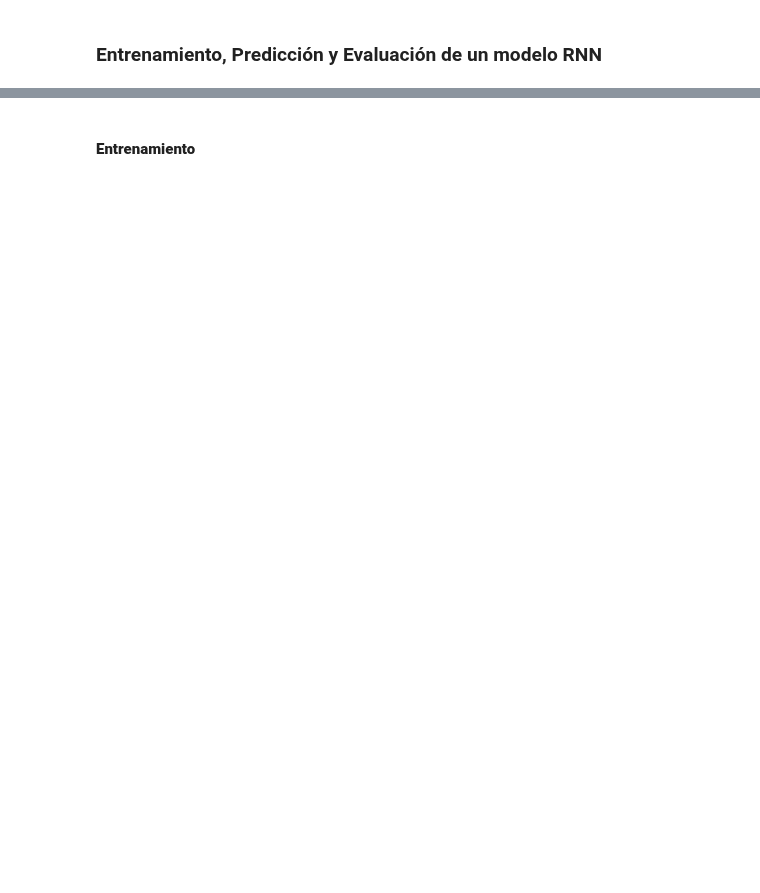
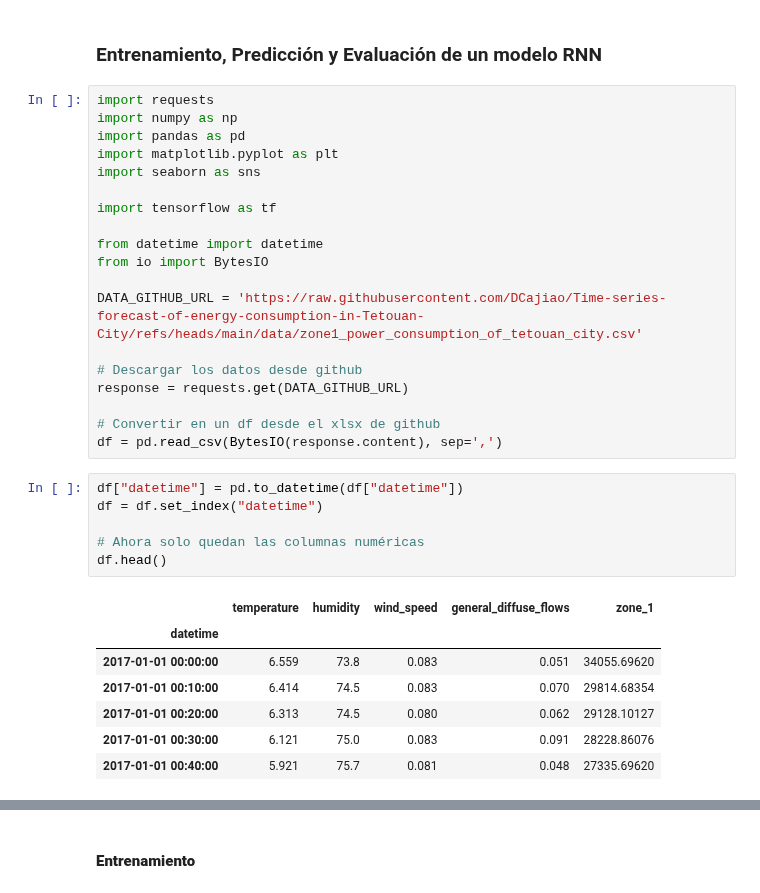
Before and after one commit to DCajiao/Time-series-forecast-of-energy-consumption-in-Tetouan-City, a Jupyter notebook: notebooks/04_RNN_modeling.ipynb, the cells around one changed output, grey strips where cells are left out. Saved outputs shown, nothing was run; the diff lists cells and outputs as text; blank space fills up the shorter version.

```diff
--- a/notebooks/04_RNN_modeling.ipynb
+++ b/notebooks/04_RNN_modeling.ipynb
@@ -1,2 +3,35 @@
 # %% [markdown]
 ### Entrenamiento, Predicción y Evaluación de un modelo RNN
+# %%
+import requests
+import numpy as np
+import pandas as pd
+import matplotlib.pyplot as plt
+import seaborn as sns
+
+import tensorflow as tf
+
+from datetime import datetime
+from io import BytesIO
+
+DATA_GITHUB_URL = 'https://raw.githubusercontent.com/DCajiao/Time-series-forecast-of-energy-consumption-in-Tetouan-City/refs/heads/main/data/zone1_power_consumption_of_tetouan_city.csv'
+
+# Descargar los datos desde github
+response = requests.get(DATA_GITHUB_URL)
+
+# Convertir en un df desde el xlsx de github
+df = pd.read_csv(BytesIO(response.content), sep=',')
+# %%
+df["datetime"] = pd.to_datetime(df["datetime"])
+df = df.set_index("datetime")
+
+# Ahora solo quedan las columnas numéricas
+df.head()
+# %% [output]
+|  | temperature | humidity | wind_speed | general_diffuse_flows | zone_1 |
+| datetime |  |  |  |  |  |
+| 2017-01-01 00:00:00 | 6.559 | 73.8 | 0.083 | 0.051 | 34055.69620 |
+| 2017-01-01 00:10:00 | 6.414 | 74.5 | 0.083 | 0.070 | 29814.68354 |
+| 2017-01-01 00:20:00 | 6.313 | 74.5 | 0.080 | 0.062 | 29128.10127 |
+| 2017-01-01 00:30:00 | 6.121 | 75.0 | 0.083 | 0.091 | 28228.86076 |
+| 2017-01-01 00:40:00 | 5.921 | 75.7 | 0.081 | 0.048 | 27335.69620 |
```
Also changed, not shown: parts of 10 cells of this notebook.
